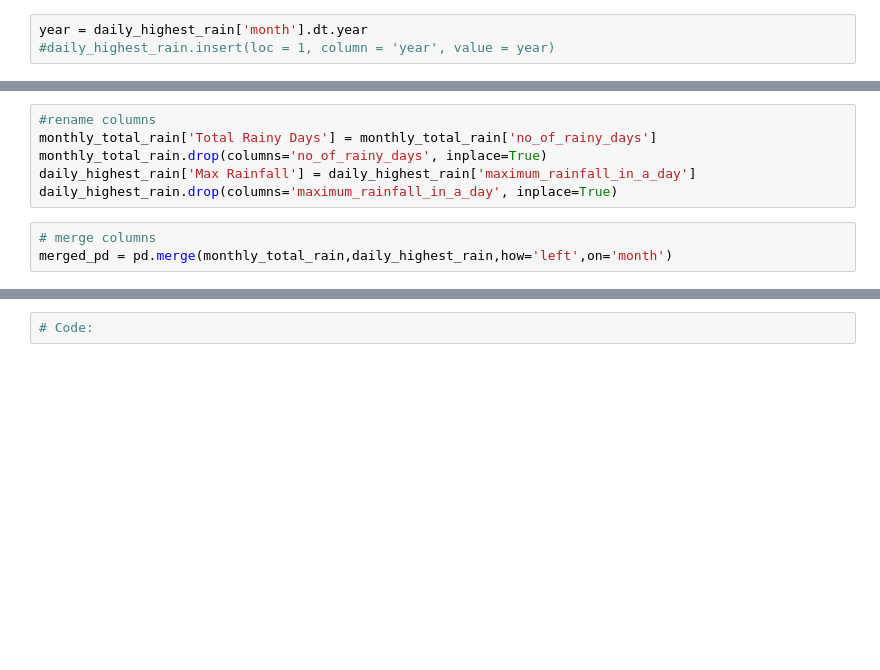
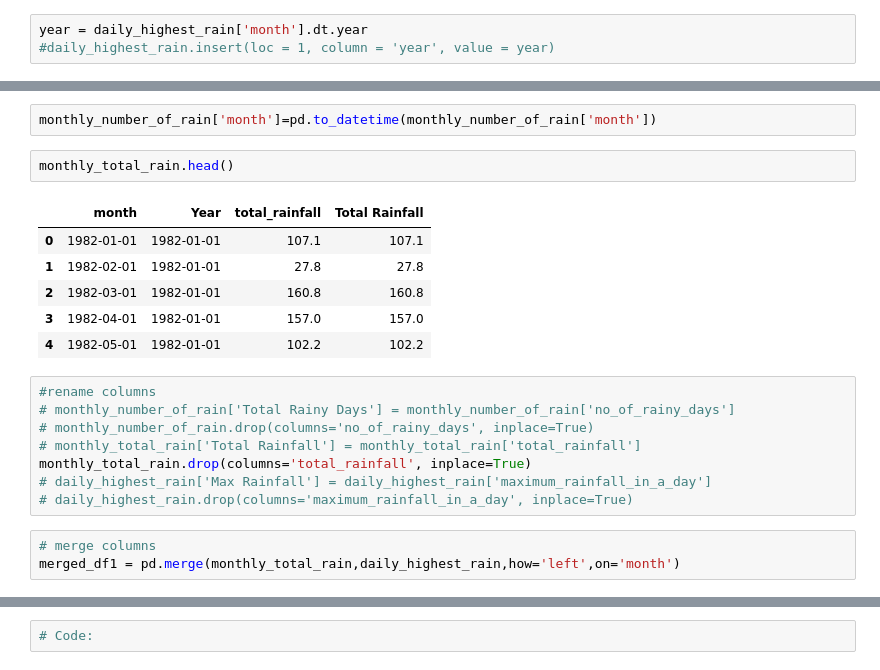
Before and after one commit to lishing/ga_project1_dsif9, a Jupyter notebook: code/starter-code.ipynb, the cells around one changed output, grey strips where cells are left out. Drawn from its saved outputs; the diff is of its cells as text; blank space fills up the shorter version.

```diff
--- a/code/starter-code.ipynb
+++ b/code/starter-code.ipynb
@@ -245,9 +244,22 @@ memory usage: 11.6 KB
+# %%
+monthly_number_of_rain['month']=pd.to_datetime(monthly_number_of_rain['month'])
+# %%
+monthly_total_rain.head()
+# %% [output]
+|  | month | Year | total_rainfall | Total Rainfall |
+| 0 | 1982-01-01 | 1982-01-01 | 107.1 | 107.1 |
+| 1 | 1982-02-01 | 1982-01-01 | 27.8 | 27.8 |
+| 2 | 1982-03-01 | 1982-01-01 | 160.8 | 160.8 |
+| 3 | 1982-04-01 | 1982-01-01 | 157.0 | 157.0 |
+| 4 | 1982-05-01 | 1982-01-01 | 102.2 | 102.2 |
 # %%
 #rename columns
-monthly_total_rain['Total Rainy Days'] = monthly_total_rain['no_of_rainy_days']
-monthly_total_rain.drop(columns='no_of_rainy_days', inplace=True)
-daily_highest_rain['Max Rainfall'] = daily_highest_rain['maximum_rainfall_in_a_day']
-daily_highest_rain.drop(columns='maximum_rainfall_in_a_day', inplace=True)
+# monthly_number_of_rain['Total Rainy Days'] = monthly_number_of_rain['no_of_rainy_days']
+# monthly_number_of_rain.drop(columns='no_of_rainy_days', inplace=True)
+# monthly_total_rain['Total Rainfall'] = monthly_total_rain['total_rainfall']
+monthly_total_rain.drop(columns='total_rainfall', inplace=True)
+# daily_highest_rain['Max Rainfall'] = daily_highest_rain['maximum_rainfall_in_a_day']
+# daily_highest_rain.drop(columns='maximum_rainfall_in_a_day', inplace=True)
 # %%
 # merge columns
-merged_pd = pd.merge(monthly_total_rain,daily_highest_rain,how='left',on='month')
+merged_df1 = pd.merge(monthly_total_rain,daily_highest_rain,how='left',on='month')
```
Also changed, not shown: parts of 12 cells of this notebook, 1 other file.
